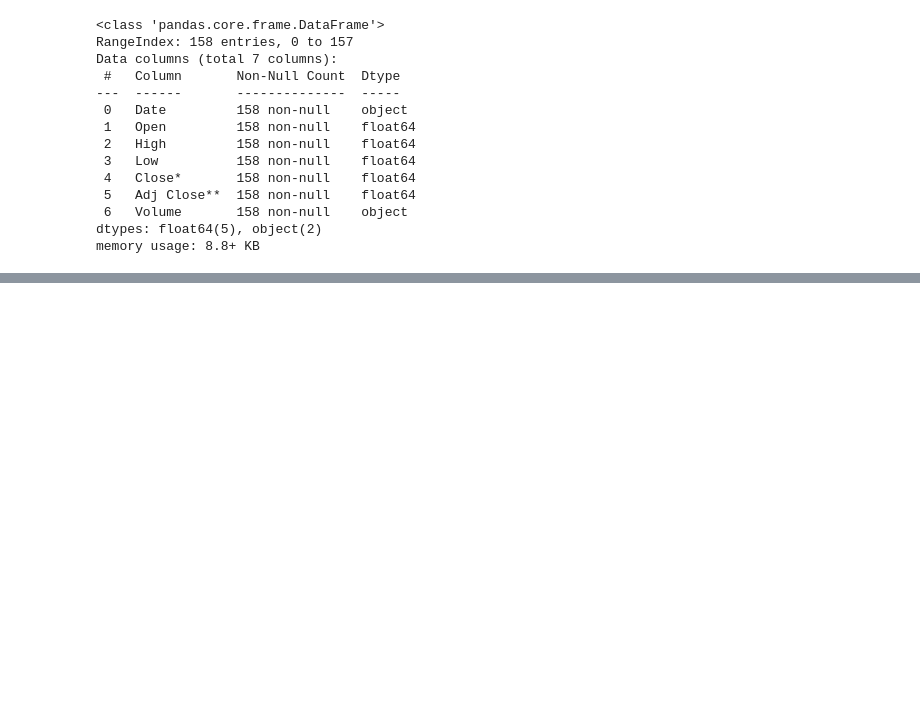
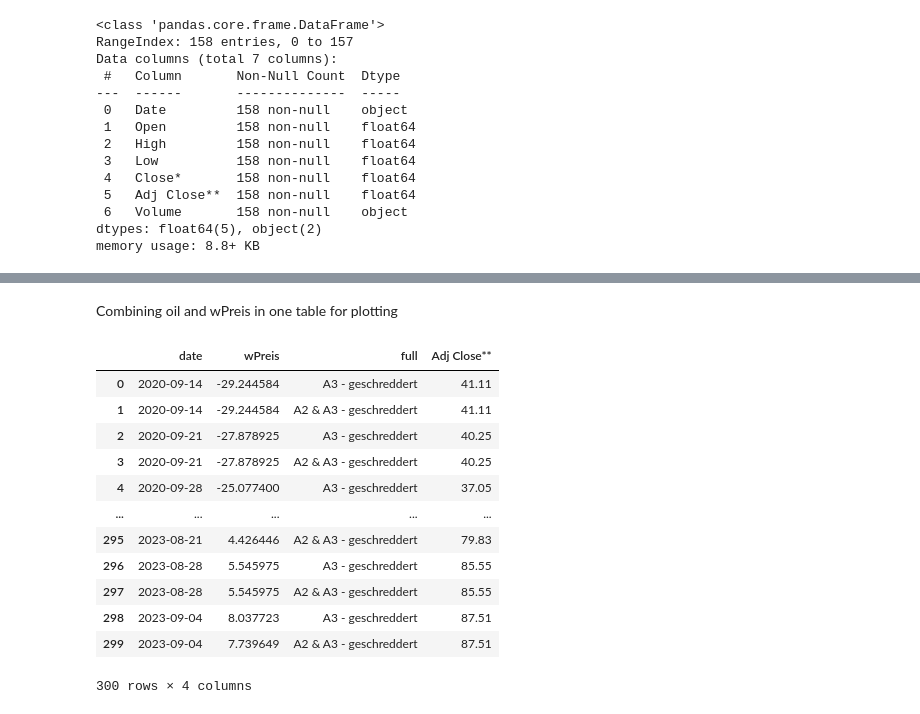
Before and after one commit to surajkarak/KIPA_DigiTrans, a Jupyter notebook: KIPA.ipynb, the cells around one changed output, grey strips where cells are left out. Cells and saved outputs as stored; diff of their text form; code cells hidden in the pictures; blank space fills up the shorter version.

```diff
--- a/KIPA.ipynb
+++ b/KIPA.ipynb
@@ -327,0 +349,23 @@ memory usage: 8.8+ KB
+# %% [markdown]
+Combining oil and wPreis in one table for plotting
+# %%
+combined_df = pd.merge(TS6[['date', 'wPreis', 'full']], oil[['Date', 'Adj Close**']], left_on='date', right_on='Date', how='inner')
+
+# You can drop the duplicate 'Date' column if needed
+combined_df = combined_df.drop(columns='Date')
+
+combined_df
+# %% [output]
+|  | date | wPreis | full | Adj Close** |
+| 0 | 2020-09-14 | -29.244584 | A3 - geschreddert | 41.11 |
+| 1 | 2020-09-14 | -29.244584 | A2 & A3 - geschreddert | 41.11 |
+| 2 | 2020-09-21 | -27.878925 | A3 - geschreddert | 40.25 |
+| 3 | 2020-09-21 | -27.878925 | A2 & A3 - geschreddert | 40.25 |
+| 4 | 2020-09-28 | -25.077400 | A3 - geschreddert | 37.05 |
+| ... | ... | ... | ... | ... |
+| 295 | 2023-08-21 | 4.426446 | A2 & A3 - geschreddert | 79.83 |
+| 296 | 2023-08-28 | 5.545975 | A3 - geschreddert | 85.55 |
+| 297 | 2023-08-28 | 5.545975 | A2 & A3 - geschreddert | 85.55 |
+| 298 | 2023-09-04 | 8.037723 | A3 - geschreddert | 87.51 |
+| 299 | 2023-09-04 | 7.739649 | A2 & A3 - geschreddert | 87.51 |
+300 rows × 4 columns
```
Also changed, not shown: parts of 4 cells of this notebook.
